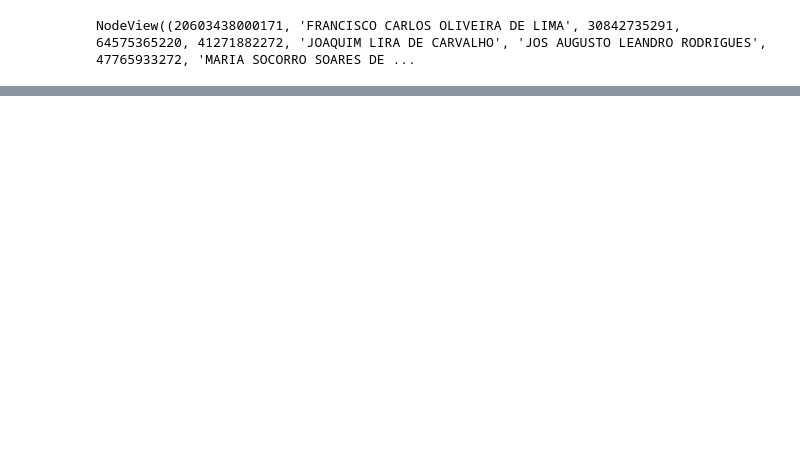
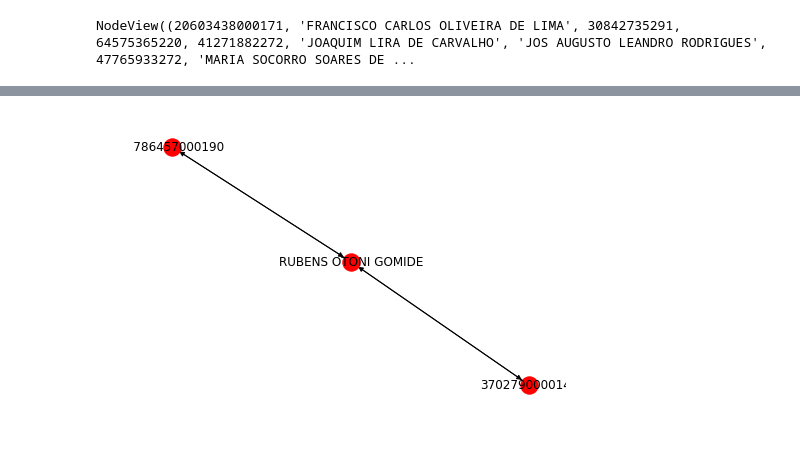
Before and after one commit to ghmc91/Analise_Gastos_Parlamentares, a Jupyter notebook: Scripts/Analise_Gastos_parlamentares.ipynb, the cells around one changed output, grey strips where cells are left out. Saved outputs shown, nothing was run; the diff lists cells and outputs as text; code cells hidden in the pictures; blank space fills up the shorter version.

Commit message:
Ajuste e criação de tabelas de vinculos para a análise com grafos

```diff
--- a/Scripts/Analise_Gastos_parlamentares.ipynb
+++ b/Scripts/Analise_Gastos_parlamentares.ipynb
@@ -141,5 +97,5 @@ df_vinculos_agregados
 # %%
-G = nx.from_pandas_edgelist(df_vinculos_agregados, "id_entidade_a", 'id_entidade_b', ["tipo","valor","qtde"], create_using=nx.DiGraph())
+G = nx.from_pandas_edgelist(df_vinculos_agregado, "id_entidade_a", 'id_entidade_b', ["tipo","valor","qtde"], create_using=nx.DiGraph())
 G.nodes()
 # %% [output]
 NodeView((20603438000171, 'FRANCISCO CARLOS OLIVEIRA DE LIMA', 30842735291, 64575365220, 41271882272, 'JOAQUIM LIRA DE CARVALHO', 'JOS AUGUSTO LEANDRO RODRIGUES', 47765933272, 'MARIA SOCORRO SOARES DE ...
@@ -145,0 +195,32 @@ NodeView((20603438000171, 'FRANCISCO CARLOS OLIVEIRA DE LIMA', 30842735291, 6457
+# %%
+# 1.4.2. Criando tabela com detalhamento dos ciclos diretos (tipo empresa -> deputado, deputado -> empresa)
+lista_ciclos_diretos = []
+count = 0
+for i in ciclos:
+    if len(i) == 2:
+        dict_i = {}
+        if len(G.node[i[0]]) == 1:
+            dict_i["1_id_empresa"] = i[0]
+            dict_i["2_nome_empresa"] = G.node[i[0]]["nome_entidade"]
+            dict_i["3_nome_deputado"] = i[1]
+            dict_i["4_valor_doado"] = G[i[0]][i[1]]["valor"]
+            dict_i["5_qtde_doacoes"] = G[i[0]][i[1]]["qtde"]
+            dict_i["6_valor_reembolsado"] = G[i[1]][i[0]]["valor"]
+            dict_i["7_qtde_reembolsos"] = G[i[1]][i[0]]["qtde"]
+            dict_i["8_percentual_retorno"] = (str(100*G[i[1]][i[0]]["valor"]/G[i[0]][i[1]]["valor"]) + "%")
+        else:
+            dict_i["1_id_empresa"] = i[1]
+            dict_i["2_nome_empresa"] = G.node[i[1]]["nome_entidade"]
+            dict_i["3_nome_deputado"] = i[0]
+            dict_i["4_valor_doado"] = G[i[1]][i[0]]["valor"]
+            dict_i["5_qtde_doacoes"] = G[i[1]][i[0]]["qtde"]
+            dict_i["6_valor_reembolsado"] = G[i[0]][i[1]]["valor"]
+            dict_i["7_qtde_reembolsos"] = G[i[0]][i[1]]["qtde"]
+            dict_i["8_percentual_retorno"] = (str(100 * G[i[0]][i[1]]["valor"] / G[i[1]][i[0]]["valor"]) + "%")
+        lista_ciclos_diretos.append(dict_i)
+    count += 1
+    print(count)
+
+df_ciclos_diretos = pd.DataFrame(lista_ciclos_diretos)
+df_ciclos_diretos.to_csv("df_ciclos_diretos.csv", encoding = "utf-8")
+df_ciclos_diretos.iloc[:,0:7].to_csv("df_ciclos_diretos.csv", encoding = "utf-8")
@@ -145,0 +249,10 @@ NodeView((20603438000171, 'FRANCISCO CARLOS OLIVEIRA DE LIMA', 30842735291, 6457
+# %%
+# 1.4.2.2. Plotando rede de ciclos diretos para um deputado específico
+deputado = "RUBENS OTONI GOMIDE"
+lista_subset_graph = list(df_ciclos_diretos[df_ciclos_diretos["3_nome_deputado"] == deputado]["1_id_empresa"]) + [deputado]
+H = G.subgraph(lista_subset_graph)
+nx.draw(H, style = "solid", with_labels = True)
+plt.savefig("ciclos.png")  # save as png
+plt.show()  # display
+# %% [output]
+[figure, added]
```
Also changed, not shown: parts of 20 cells of this notebook, 2 other files.
